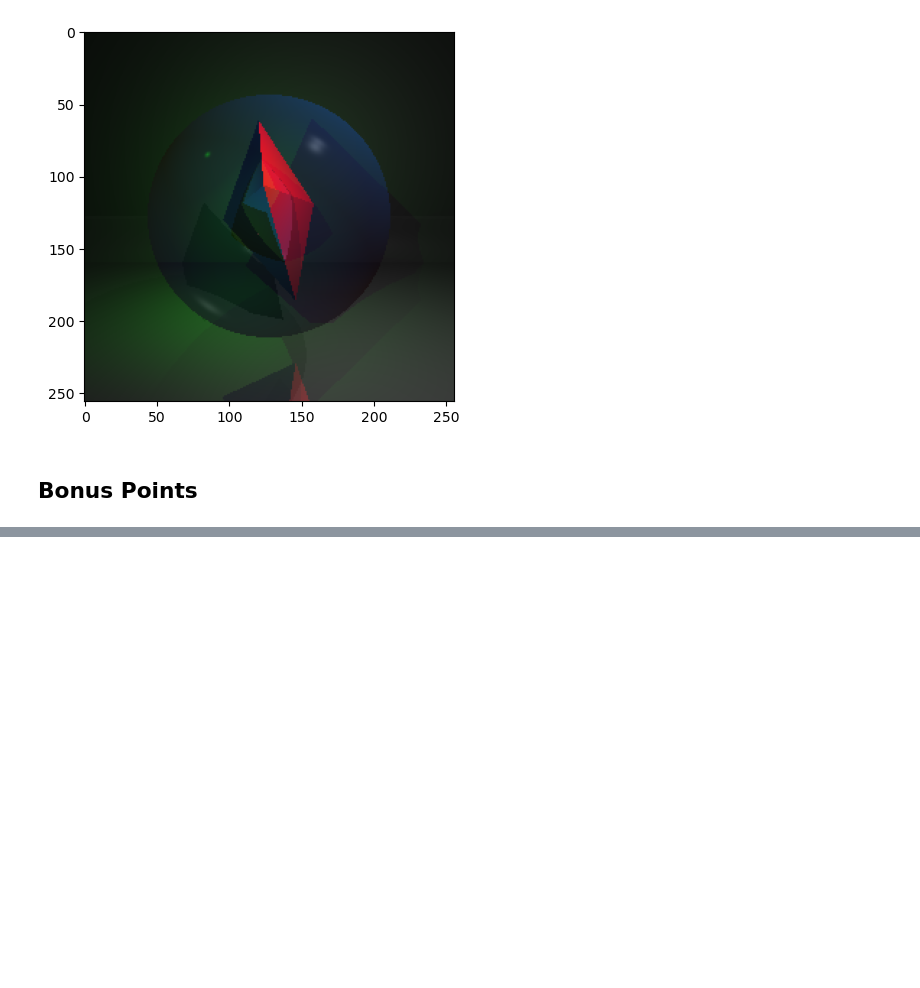
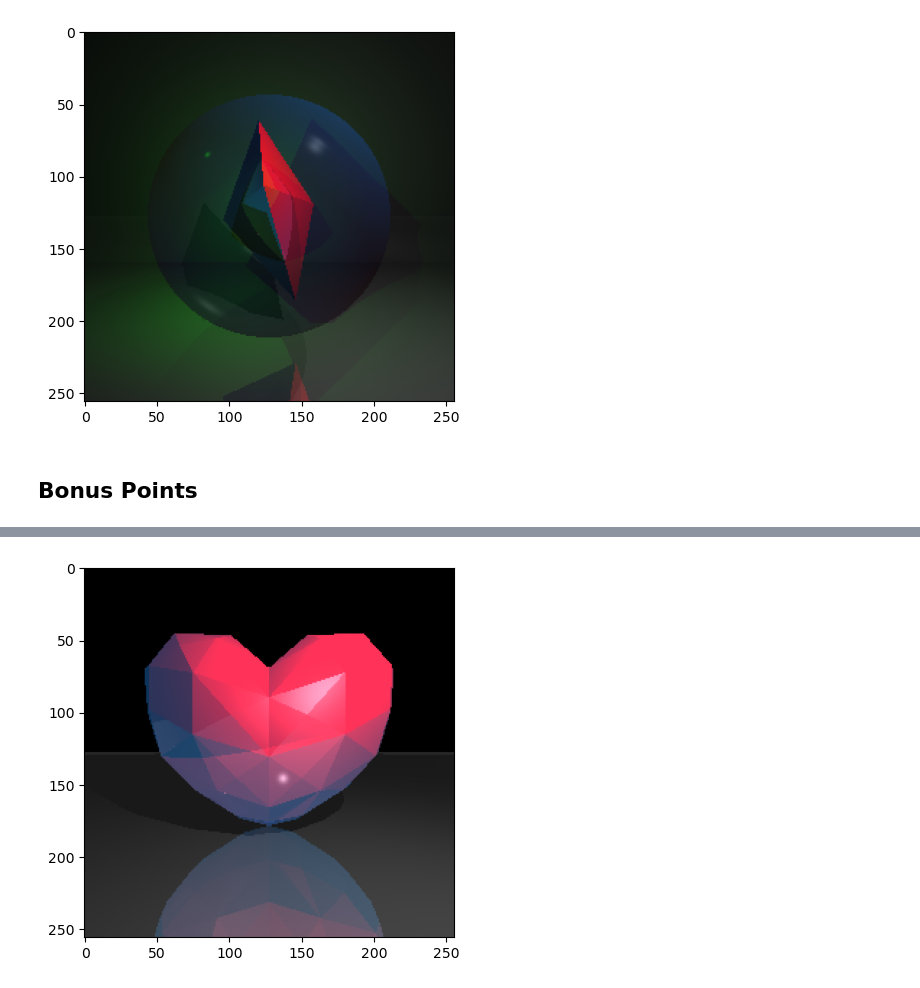
Before and after one commit to gonhonig/Ray-Tracing, a Jupyter notebook: Ray Tracing Assignment.ipynb, the cells around one changed output, grey strips where cells are left out. Saved outputs shown, nothing was run; the diff lists cells and outputs as text; code cells hidden in the pictures; blank space fills up the shorter version.

Commit message:
scene 7

```diff
--- a/Ray Tracing Assignment.ipynb
+++ b/Ray Tracing Assignment.ipynb
@@ -273,3 +273,18 @@ Usually triangle meshes include many triangles, which makes the generated object
 This is not required here.
 
 Use a minimal number of triangles and be creative with their colors so the object resembles what you want even without much details (like the above Snorlax)
+# %%
+import trimesh
+
+mesh = trimesh.load('heart.obj')
+data = mesh.triangles.copy()
+data[:,:,2] -= 1.5
+data[:,:,1] -= 1
+triangles = [Triangle(*triangle) for triangle in data]
+for triangle in triangles:
+    triangle.set_material([0.1, 0.4, 0.7], [1, 0, 0], [0.7, 0.3, 0.3], 10, 0.5)
+im = render_triangle_mesh(triangles, RENDER_RESOLUTION, 2)
+plt.imshow(im)
+plt.imsave('scene7.png', im)
+# %% [output]
+[figure, added]
```
Also changed, not shown: 4 other files.
